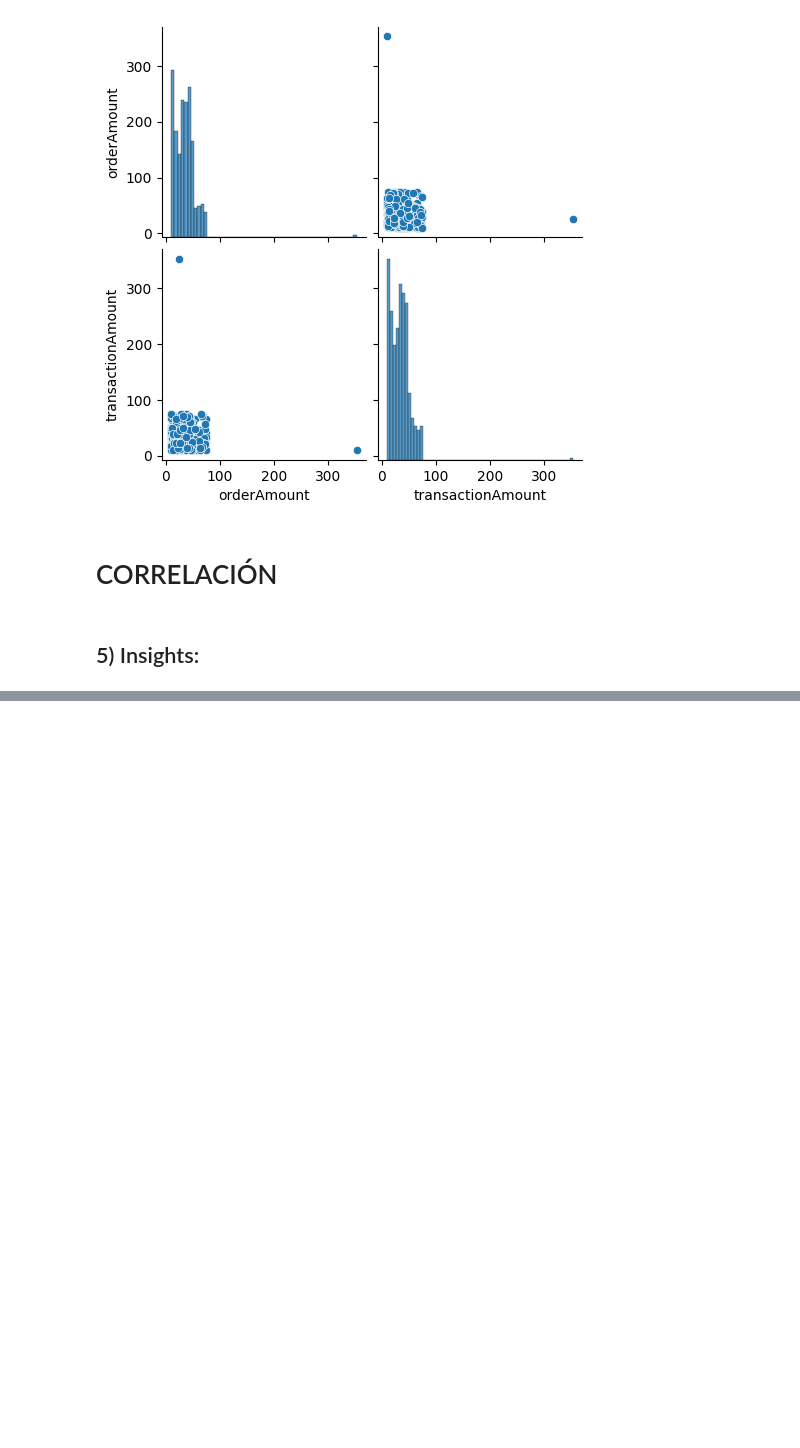
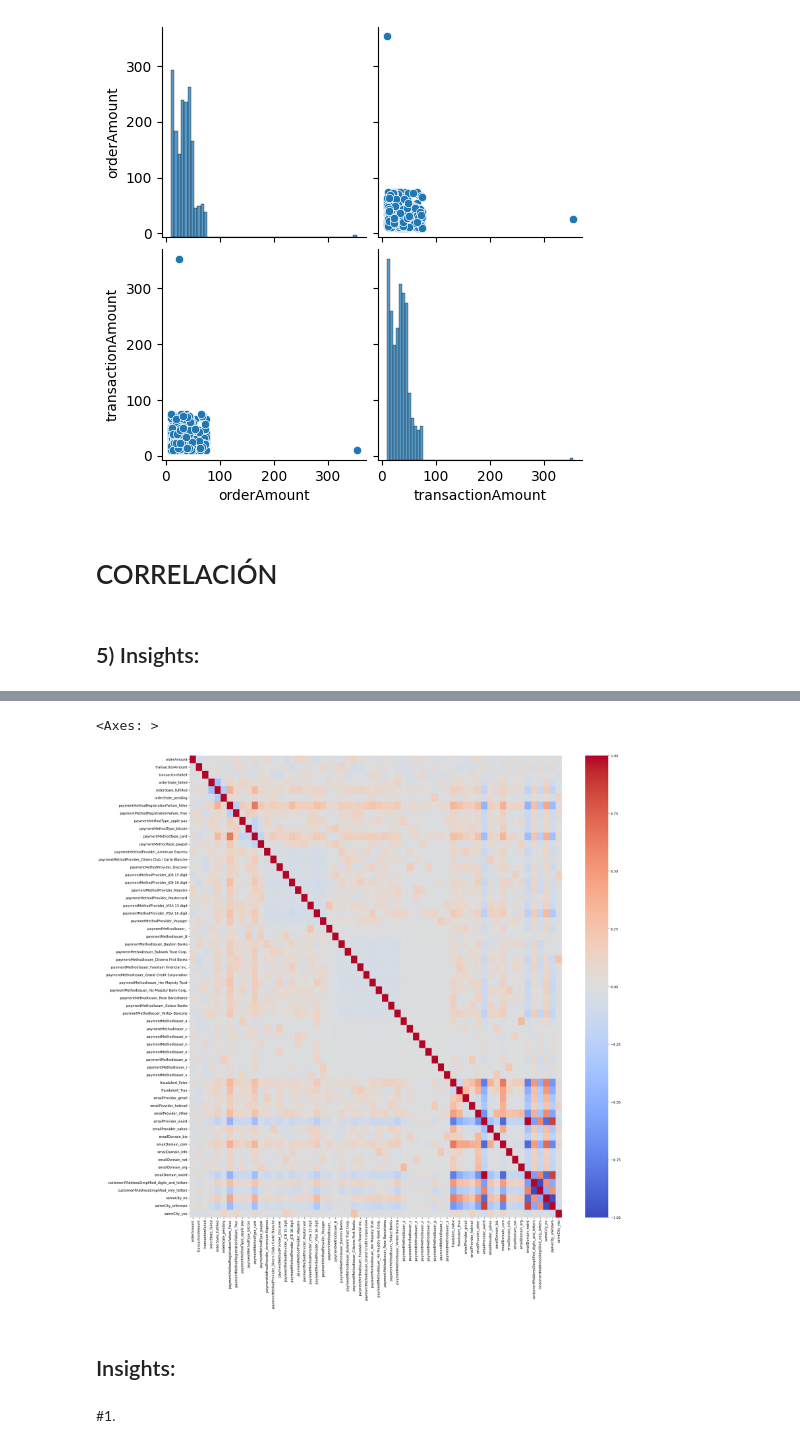
Before and after one commit to 19dave92/final_edvai, a Jupyter notebook: Resolucion/p2__Correlacion.ipynb, the cells around one changed output, grey strips where cells are left out. Cells and saved outputs as stored; diff of their text form; code cells hidden in the pictures; blank space fills up the shorter version.

```diff
--- a/Resolucion/p2__Correlacion.ipynb
+++ b/Resolucion/p2__Correlacion.ipynb
@@ -287,0 +303,4 @@ sns.pairplot(data_aux)
+# %%
+data2=pd.get_dummies(data)
+
+status(data2)
@@ -287,0 +325,6 @@ sns.pairplot(data_aux)
+# %%
+vars_to_drop=status(data2).query("unique<=1")['variable']
+
+data_corr = data2.drop(vars_to_drop, axis=1)
+
+status(data_corr)
@@ -287,0 +349,11 @@ sns.pairplot(data_aux)
+# %%
+plt.figure(figsize=(25,25))
+
+sns.heatmap(data_corr.corr(), cmap='coolwarm')
+# %% [output]
+<Axes: >
+[figure, added]
+# %% [markdown]
+## Insights:
+# %% [markdown]
+#1.
```
Also changed, not shown: parts of 4 cells of this notebook, 13 other files.
